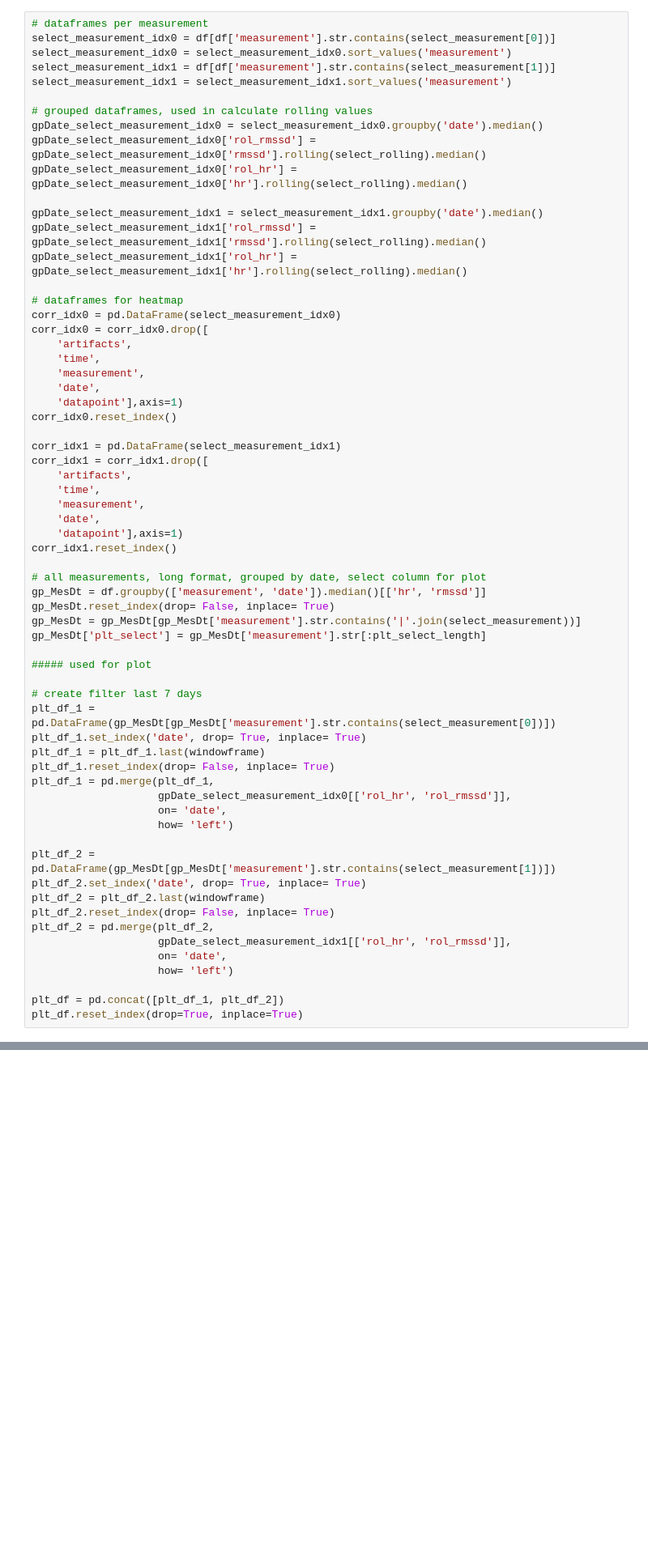
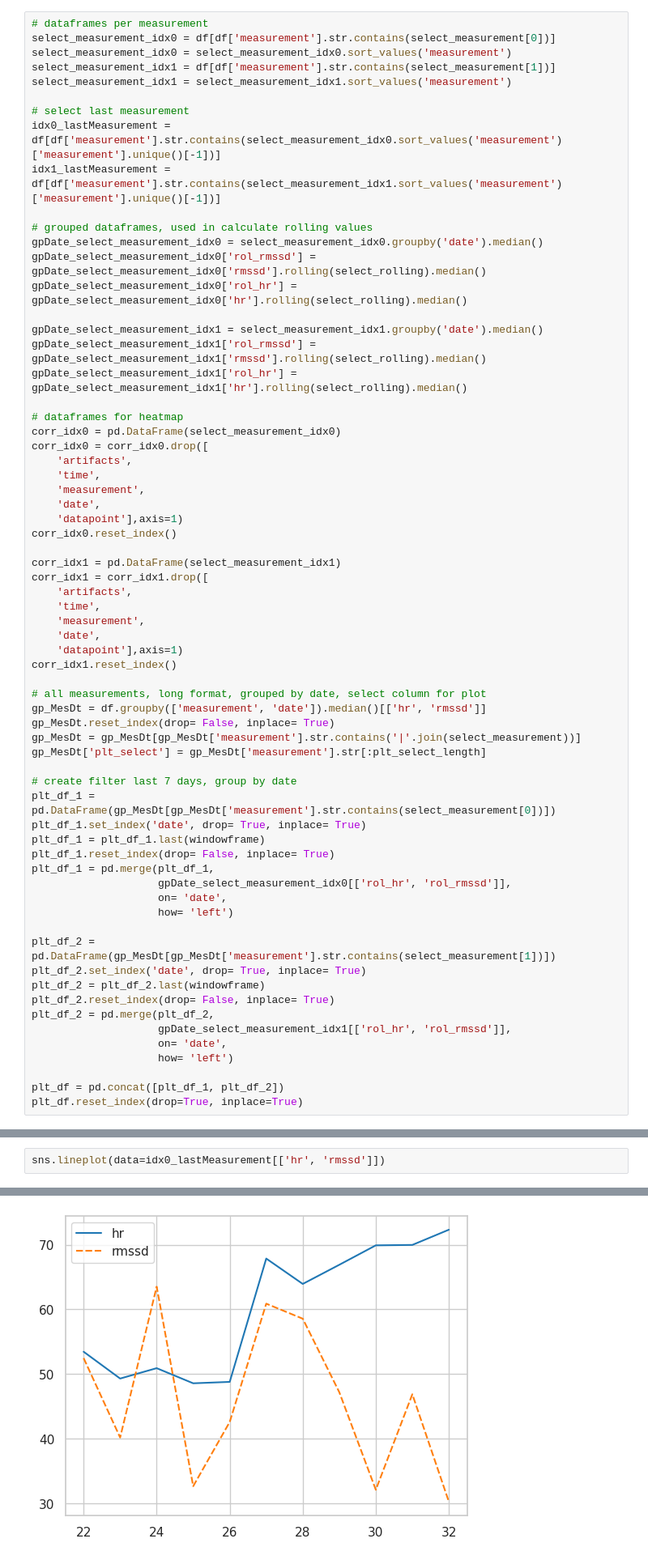
Before and after one commit to ChristianKoplenig/hrv_public, a Jupyter notebook: daily_hrv.ipynb, the cells around one changed output, grey strips where cells are left out. Shown at 81% size. Cells and saved outputs as stored; diff of their text form; blank space fills up the shorter version.

Commit message:
added further eda plots

```diff
--- a/daily_hrv.ipynb
+++ b/daily_hrv.ipynb
@@ -40,6 +40,10 @@ select_measurement_idx0 = df[df['measurement'].str.contains(select_measurement[0
 select_measurement_idx0 = select_measurement_idx0.sort_values('measurement')
 select_measurement_idx1 = df[df['measurement'].str.contains(select_measurement[1])]
 select_measurement_idx1 = select_measurement_idx1.sort_values('measurement')
+
+# select last measurement
+idx0_lastMeasurement = df[df['measurement'].str.contains(select_measurement_idx0.sort_values('measurement')['measurement'].unique()[-1])]
+idx1_lastMeasurement = df[df['measurement'].str.contains(select_measurement_idx1.sort_values('measurement')['measurement'].unique()[-1])]
 
 # grouped dataframes, used in calculate rolling values
 gpDate_select_measurement_idx0 = select_measurement_idx0.groupby('date').median()
@@ -75,9 +79,7 @@ gp_MesDt.reset_index(drop= False, inplace= True)
 gp_MesDt = gp_MesDt[gp_MesDt['measurement'].str.contains('|'.join(select_measurement))]
 gp_MesDt['plt_select'] = gp_MesDt['measurement'].str[:plt_select_length]
 
-##### used for plot
-
-# create filter last 7 days
+# create filter last 7 days, group by date
 plt_df_1 = pd.DataFrame(gp_MesDt[gp_MesDt['measurement'].str.contains(select_measurement[0])])
 plt_df_1.set_index('date', drop= True, inplace= True)
 plt_df_1 = plt_df_1.last(windowframe)
@@ -146,0 +148,3 @@ select_measurement_idx1
+# %%
+sns.lineplot(data=idx0_lastMeasurement[['hr', 'rmssd']])
+# %% [output]
@@ -146,0 +152 @@ select_measurement_idx1
+[figure, added]
```
Also changed, not shown: parts of 6 cells of this notebook.
